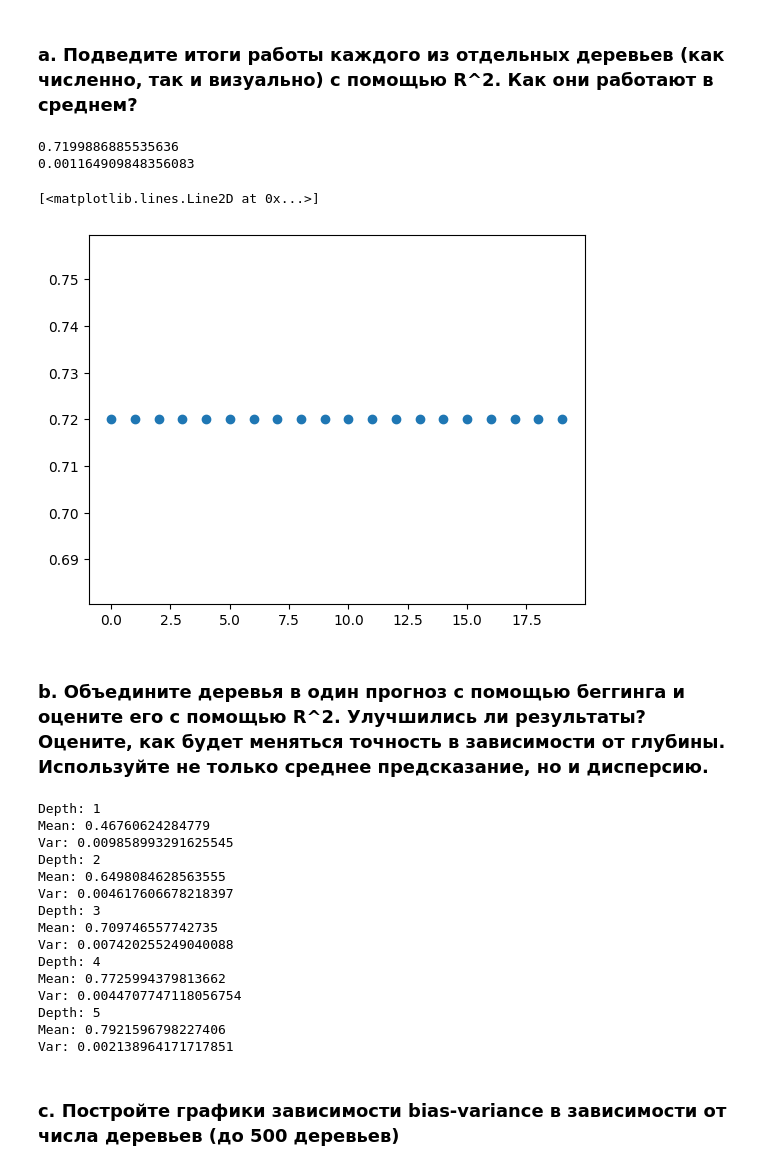
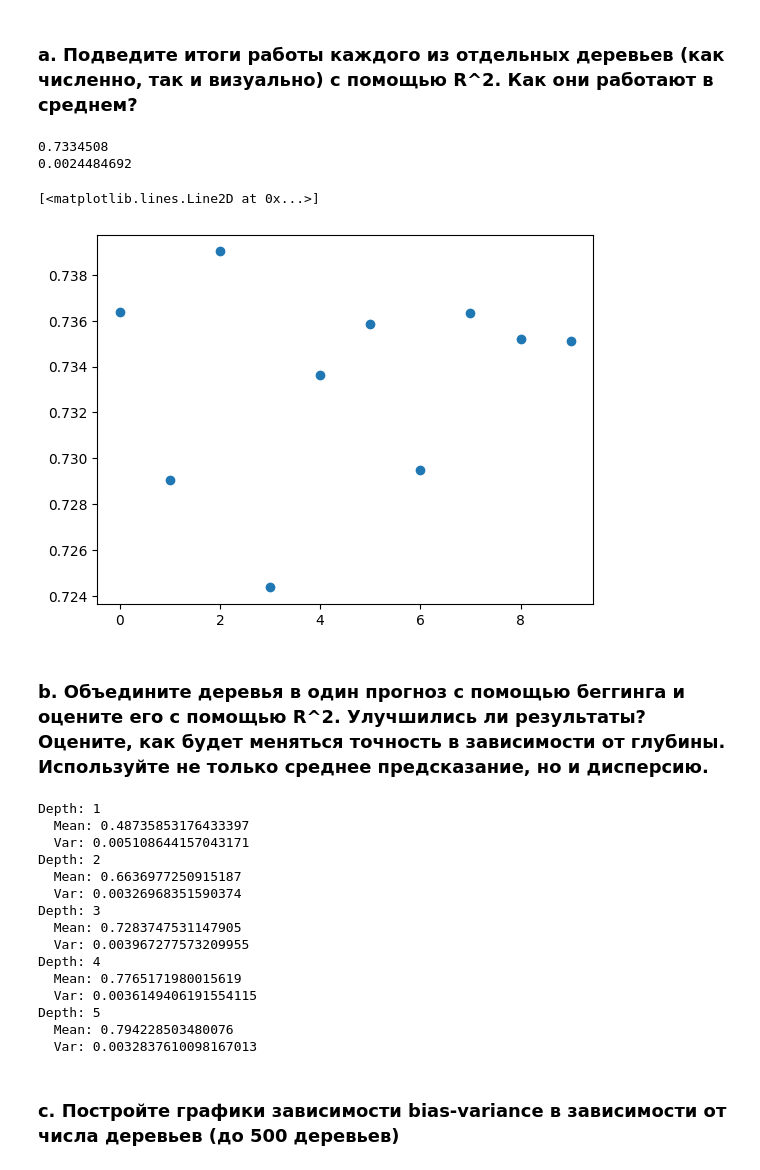
Before and after one commit to Dmitrij-Solovjev/ML_homework, a Jupyter notebook: TEST: TREE.ipynb, the cells around one changed output. Saved outputs shown, nothing was run; the diff lists cells and outputs as text; code cells hidden in the pictures.

```diff
--- a/TEST: TREE.ipynb
+++ b/TEST: TREE.ipynb
@@ -93,7 +73,7 @@ le = autoLabelEncoder()
 le.fit(df, objs)
 df = le.transform(df, objs)
 
-X_train, X_test, y_train, y_test = train_test_split(df, y, test_size=0.2, random_state=1)
+X_train, X_test, y_train, y_test = train_test_split(df, y, test_size=0.3, random_state=1)
 # %%
 df.head()
 # %% [output]
@@ -186,7 +166,16 @@ plt.plot(a, pred+err,'ro',)
-# %%
-showing = []
-for i in range(1,26,5):
-    rr = RandomForestRegressor(n_estimators=i, max_depth=6, bootstrap=False, random_state=1)
-    rr.fit(X_train,y_train)
-    showing.append(mean_squared_error(rr.predict(X_test),y_test))
+# %%
+max_depth = 26
+step=5
+
+arr = np.arange(1,max_depth,step).astype(np.float32)
+
+c=0
+#arr = []
+
+for i in range(1, max_depth, step):
+    tree = DecisionTreeRegressor(max_depth=i, random_state=1)
+    tree.fit(X_train,y_train)
+    #arr.append(mean_squared_error(tree.predict(X_test),y_test))
+    arr[c]=mean_squared_error(tree.predict(X_test),y_test)
+    c+=1
 # %%
@@ -232,53 +224,61 @@ plt.plot(np.arange(0,len(pred),1),pred,'o')
 # %% [markdown]
 ### a. Подведите итоги работы каждого из отдельных деревьев (как численно, так и визуально) с помощью R^2. Как они работают в среднем?
 # %%
-errors = []
-varianses = []
+tree_num = 10
 
-tree = DecisionTreeRegressor(min_samples_leaf=1, max_depth=5, random_state=1)
+My_array = np.arange(tree_num*3).reshape(tree_num, 3).astype(np.float32)
 
-for i in range(20):
+tree = DecisionTreeRegressor(min_samples_leaf=1, max_depth=5) #, random_state=1
+
+for i in range(tree_num):
     cv = cross_validate(tree, X_train, y_train, cv=5, scoring="r2")
-    errors.append(np.mean(cv["test_score"]))
-    varianses.append(np.var(cv["test_score"]))
+    My_array[i] = i, np.mean(cv["test_score"]), np.var(cv["test_score"])
 # %%
+My_arr2 = My_array.transpose(1, 0)
+
+x  = My_arr2[0]
+errors = My_arr2[1]
+varianses = My_arr2[2]
+
 print(np.mean(errors))
 print(np.mean(varianses))
 plt.plot(np.arange(0,len(errors),1), errors, 'o')
 # %% [output]
-0.7199886885535636
-0.001164909848356083
+0.7334508
+0.0024484692
 [<matplotlib.lines.Line2D at 0x...>]
-[figure, old version]
+[figure, new version]
 # %% [markdown]
 ### b. Объедините деревья в один прогноз с помощью беггинга и оцените его с помощью R^2. Улучшились ли результаты? Оцените, как будет меняться точность в зависимости от глубины. Используйте не только среднее предсказание, но и дисперсию.
 # %%
 for depth in range(1, 6):
     tree = DecisionTreeRegressor(max_depth=depth, min_samples_leaf=1)
 
-    br = BaggingRegressor(tree, n_estimators=5, random_state=1)
+    br_tree = BaggingRegressor(tree, n_estimators=20, random_state=1)
 
-    cv = cross_validate(br, X_train, y_train, cv=10, scoring="r2")
+    cv = cross_validate(br_tree, X_train, y_train, cv=5, scoring="r2")
+    mean_score = np.mean(cv["test_score"])
+    var_score = np.var(cv["test_score"])
 
     print("Depth:", depth)
-    print("Mean:", np.mean(cv["test_score"]))
-    print("Var:", np.var(cv["test_score"]))
+    print("  Mean:", mean_score)
+    print("  Var:", var_score)
 # %% [output]
 Depth: 1
-Mean: 0.46760624284779
-Var: 0.009858993291625545
+  Mean: 0.48735853176433397
+  Var: 0.005108644157043171
 Depth: 2
-Mean: 0.6498084628563555
-Var: 0.004617606678218397
+  Mean: 0.6636977250915187
+  Var: 0.00326968351590374
 Depth: 3
-Mean: 0.709746557742735
-Var: 0.007420255249040088
+  Mean: 0.7283747531147905
+  Var: 0.003967277573209955
 Depth: 4
-Mean: 0.7725994379813662
-Var: 0.0044707747118056754
+  Mean: 0.7765171980015619
+  Var: 0.0036149406191554115
 Depth: 5
-Mean: 0.7921596798227406
-Var: 0.002138964171717851
+  Mean: 0.794228503480076
+  Var: 0.0032837610098167013
 # %% [markdown]
 ### c. Постройте графики зависимости bias-variance в зависимости от числа деревьев (до 500 деревьев)
 # %%
```
Also changed, not shown: parts of 31 cells of this notebook, 1 other file.
